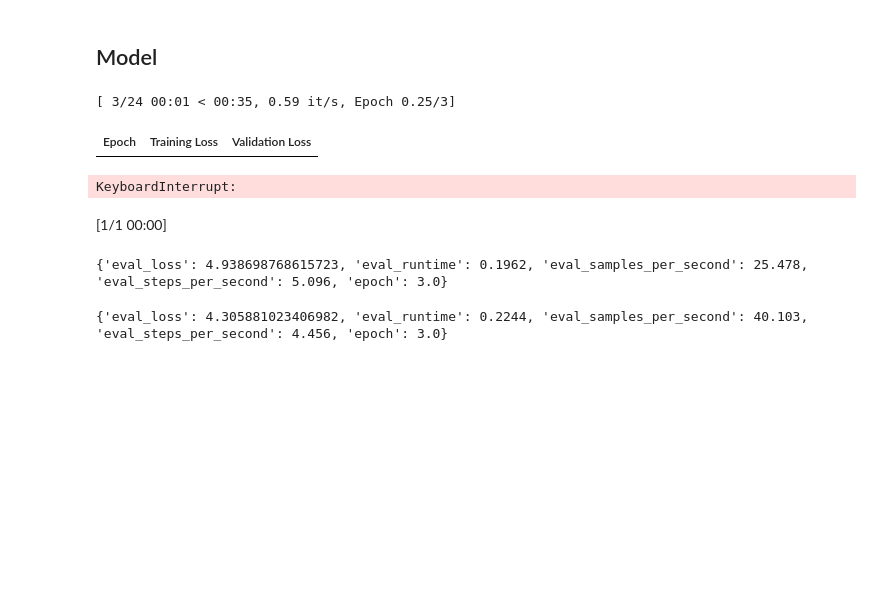
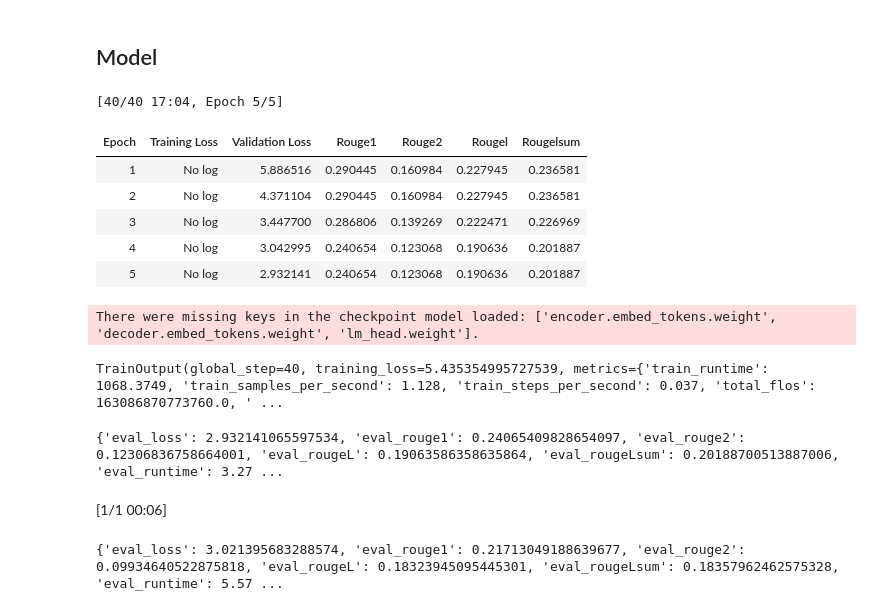
Before and after one commit to s30216/ZUM_projekt_streszczenie_tekstu, a Jupyter notebook: model.ipynb, the cells around one changed output. Saved outputs shown, nothing was run; the diff lists cells and outputs as text; code cells hidden in the pictures; blank space fills up the shorter version.

Commit message:
model and evaluation fix
- changed the model
- added rouge metrics
- changed name of streamlit file

```diff
--- a/model.ipynb
+++ b/model.ipynb
@@ -277,55 +278,74 @@ Dataset({
 })
 # %% [markdown]
 ## Model
+# %%
+from evaluate import load
+
+rouge = load("rouge")
+
+def compute_metrics(p):
+    predictions, labels = p
+    decoded_preds = tokenizer.batch_decode(predictions, skip_special_tokens=True)
+    decoded_labels = tokenizer.batch_decode(labels, skip_special_tokens=True)
+    result = rouge.compute(predictions=decoded_preds, references=decoded_labels)
+    return result
 # %%
 from transformers import AutoModelForSeq2SeqLM, Seq2SeqTrainingArguments, Seq2SeqTrainer
 
 model = AutoModelForSeq2SeqLM.from_pretrained(model_name)
 
 training_args = Seq2SeqTrainingArguments(
     output_dir="./results",
     eval_strategy="epoch",
     save_strategy="epoch",
-    learning_rate=0.01,
+    learning_rate=5e-5,
     per_device_train_batch_size=16,
     per_device_eval_batch_size=16,
     gradient_accumulation_steps=2,
     weight_decay=0.01,
     save_total_limit=3,
-    num_train_epochs=3,
+    num_train_epochs=5,
     predict_with_generate=True,
     logging_dir='./logs',
     logging_steps=100,
-    bf16=True, #fp16=True for non-Macs
+    #bf16=True, #fp16=True for non-Macs
+    fp16=True,
     load_best_model_at_end=True,
     metric_for_best_model="eval_loss",
     greater_is_better=False,
     save_steps=1000,
 )
 
 trainer = Seq2SeqTrainer(
     model=model,
     args=training_args,
     train_dataset=train_data_tokenized,
     eval_dataset=val_data_tokenized,
     processing_class=tokenizer,
+    compute_metrics=compute_metrics
 )
 
 trainer.train()
 # %% [output]
-[ 3/24 00:01 < 00:35, 0.59 it/s, Epoch 0.25/3]
+[40/40 17:04, Epoch 5/5]
-| Epoch | Training Loss | Validation Loss |
+| Epoch | Training Loss | Validation Loss | Rouge1 | Rouge2 | Rougel | Rougelsum |
+| 1 | No log | 5.886516 | 0.290445 | 0.160984 | 0.227945 | 0.236581 |
+| 2 | No log | 4.371104 | 0.290445 | 0.160984 | 0.227945 | 0.236581 |
+| 3 | No log | 3.447700 | 0.286806 | 0.139269 | 0.222471 | 0.226969 |
+| 4 | No log | 3.042995 | 0.240654 | 0.123068 | 0.190636 | 0.201887 |
+| 5 | No log | 2.932141 | 0.240654 | 0.123068 | 0.190636 | 0.201887 |
-KeyboardInterrupt:
+There were missing keys in the checkpoint model loaded: ['encoder.embed_tokens.weight', 'decoder.embed_tokens.weight', 'lm_head.weight'].
+TrainOutput(global_step=40, training_loss=5.435354995727539, metrics={'train_runtime': 1068.3749, 'train_samples_per_second': 1.128, 'train_steps_per_second': 0.037, 'total_flos': 163086870773760.0, ' ...
 # %%
 results = trainer.evaluate(eval_dataset=val_data_tokenized)
 print(results)
 # %% [output]
-[1/1 00:00]
-{'eval_loss': 4.938698768615723, 'eval_runtime': 0.1962, 'eval_samples_per_second': 25.478, 'eval_steps_per_second': 5.096, 'epoch': 3.0}
+{'eval_loss': 2.932141065597534, 'eval_rouge1': 0.24065409828654097, 'eval_rouge2': 0.12306836758664001, 'eval_rougeL': 0.19063586358635864, 'eval_rougeLsum': 0.20188700513887006, 'eval_runtime': 3.27 ...
 # %%
 test_results = trainer.evaluate(eval_dataset=test_data_tokenized)
 print(test_results)
 # %% [output]
+[1/1 00:06]
-{'eval_loss': 4.305881023406982, 'eval_runtime': 0.2244, 'eval_samples_per_second': 40.103, 'eval_steps_per_second': 4.456, 'epoch': 3.0}
+{'eval_loss': 3.021395683288574, 'eval_rouge1': 0.21713049188639677, 'eval_rouge2': 0.09934640522875818, 'eval_rougeL': 0.18323945095445301, 'eval_rougeLsum': 0.18357962462575328, 'eval_runtime': 5.57 ...
 # %%
 # Generating predictions for the test dataset
```
Also changed, not shown: parts of 3 cells of this notebook, 7 other files.
